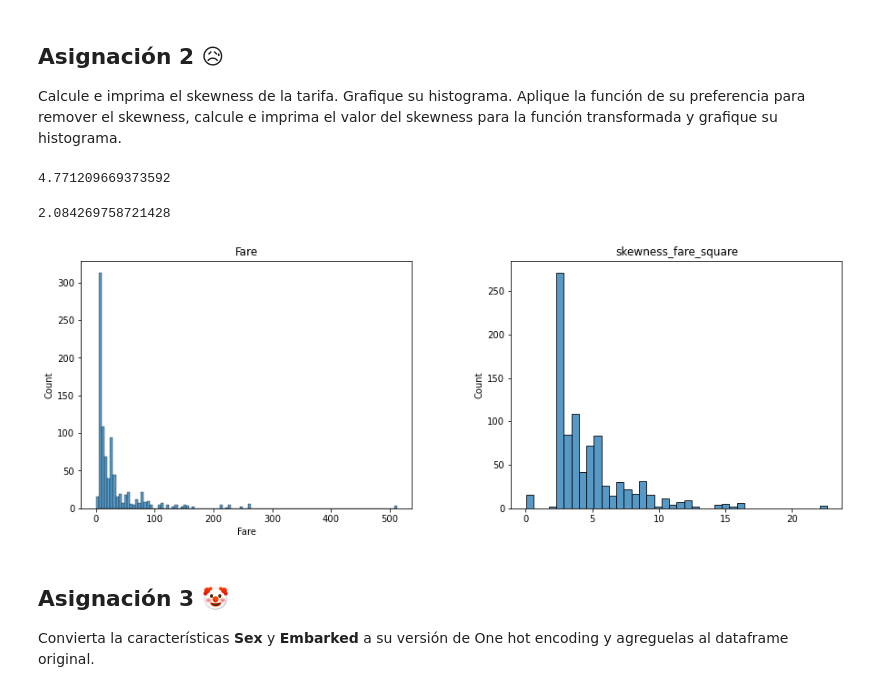
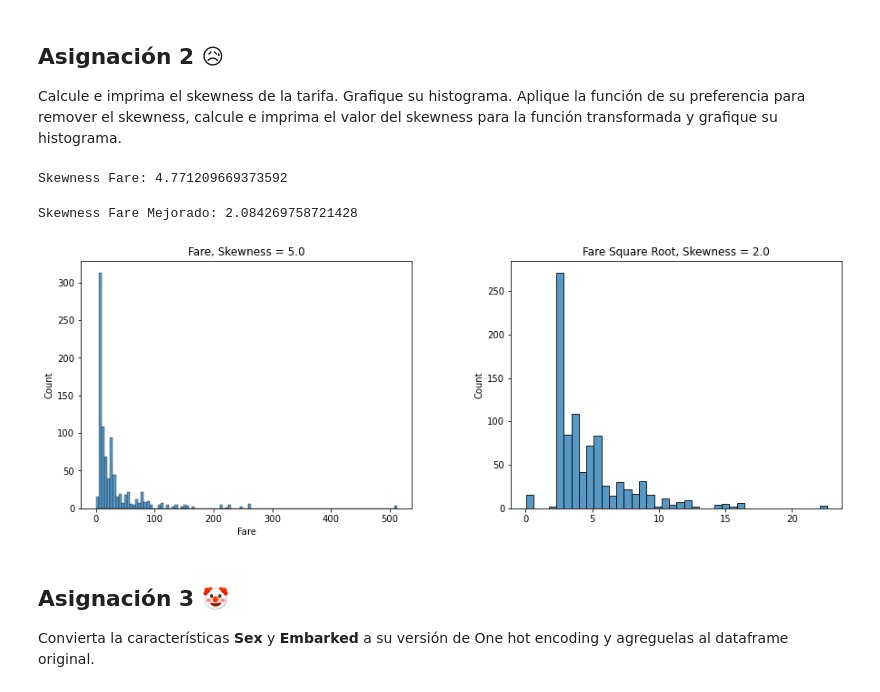
Before and after one commit to breko151/PREDICTIVE_MODELING, a Jupyter notebook: 2 - Preprocesamiento Básico.ipynb, the cells around one changed output. Cells and saved outputs as stored; diff of their text form; code cells hidden in the pictures.

```diff
--- a/2 - Preprocesamiento Básico.ipynb
+++ b/2 - Preprocesamiento Básico.ipynb
@@ -72,34 +72,47 @@ _ = sns.histplot(x = bounded_age, ax=_axs_[2])
 
 Calcule e imprima el skewness de la tarifa. Grafique su histograma. Aplique la función de su preferencia para remover el skewness, calcule e imprima el valor del skewness para la función transformada y grafique su histograma.
 # %%
-def calc_skewness(x):
+def calc_skewness(x) -> float:
+    """
+    Descripción:
+    Esta funcion calcula el skewness de un atributo.
+
+    Entradas:
+    - x: Los samples de un atributo dado.
+
+    Salidas:
+    - El cálculo de skewness.
+    """
     return (((x-x.mean()) / x.var()**(1/2)) ** 3).mean()
 # %%
 fare = df.Fare
 skewness = calc_skewness(fare)
-skewness
+print("Skewness Fare:", skewness)
 # %% [output]
-4.771209669373592
+Skewness Fare: 4.771209669373592
 # %%
+# Eliminamos los registros vacíos
 fare_array = np.array(fare.fillna(fare.mean()))
+# Eliminamos los valores 0
 fare_array[fare_array == 0] = 0.001
+# Realizamos las funciones de remplazo
 fare_function = fare_array ** (1/2)
 improved_skewneess = calc_skewness(fare_function)
+print("Skewness Fare Mejorado:", improved_skewneess)
+# %% [output]
+Skewness Fare Mejorado: 2.084269758721428
-# %%
-improved_skewneess
-# %% [output]
-2.084269758721428
 # %%
 _fig_, _axs_ = plt.subplots(ncols = 2, figsize = (15, 5))
 _fig_.subplots_adjust(hspace = 0.1, wspace = 0.3)
-_axs_[0].set(title = "Fare")
+# Graficación Fare
+_axs_[0].set(title = "Fare, Skewness = {}".format(round(skewness, 0)))
 _ = sns.histplot(x = fare, ax=_axs_[0])
 
-_axs_[1].set(title = "skewness_fare_square")
-
+# Graficación Fare Square Root
+_axs_[1].set(title = "Fare Square Root, Skewness = {}".format(round(improved_skewneess, 0)))
 _ = sns.histplot(x = fare_function, ax=_axs_[1])
 # %% [output]
-[figure, old version]
+[figure, new version]
 # %% [markdown]
 ## Asignación 3 &#x1F921;
 
```
